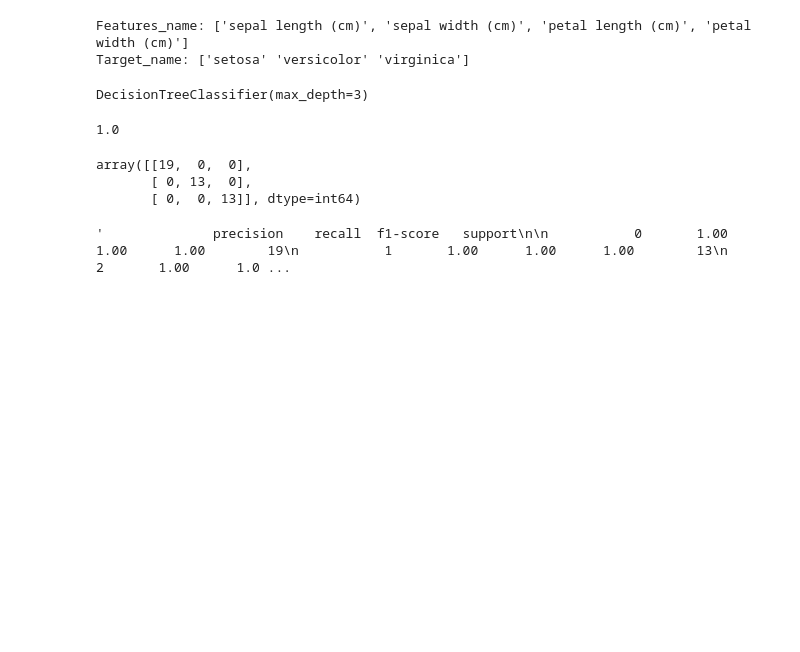
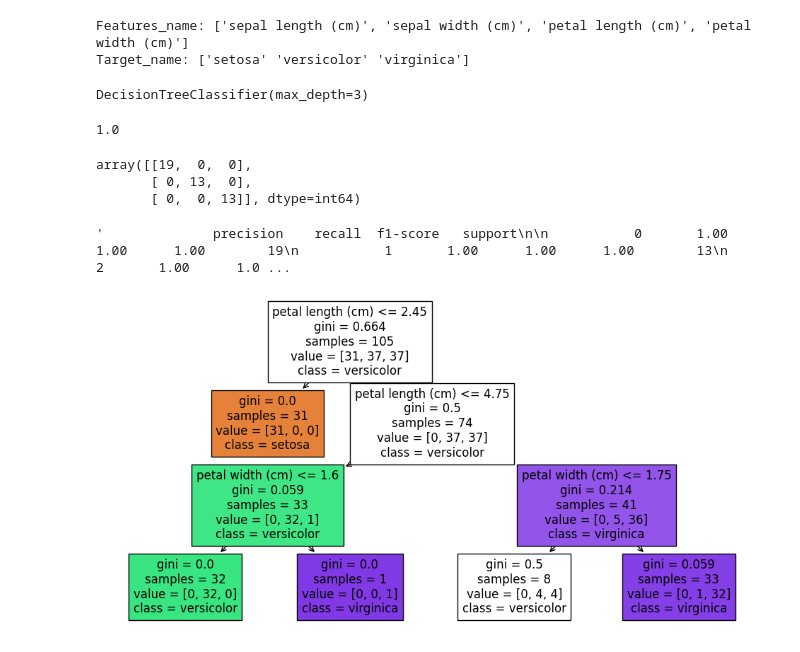
Before and after one commit to AdityaMallaThakuri/Data-Science-Lab, a Jupyter notebook: lab6/Lab6-DecisionTree.ipynb, the cells around one changed output. Cells and saved outputs as stored; diff of their text form; code cells hidden in the pictures; blank space fills up the shorter version.

```diff
--- a/lab6/Lab6-DecisionTree.ipynb
+++ b/lab6/Lab6-DecisionTree.ipynb
@@ -40,3 +40,12 @@ array([[19,  0,  0],
 classification_report(y_test,y_pred)
 # %% [output]
 '              precision    recall  f1-score   support\n\n           0       1.00      1.00      1.00        19\n           1       1.00      1.00      1.00        13\n           2       1.00      1.0 ...
+# %%
+plt.figure(figsize=(12,6))
+plot_tree(model, feature_names=iris.feature_names,
+          class_names=iris.target_names,
+          filled=True)
+
+plt.show()
+# %% [output]
+[figure, added]
```
Also changed, not shown: 3 other files.
